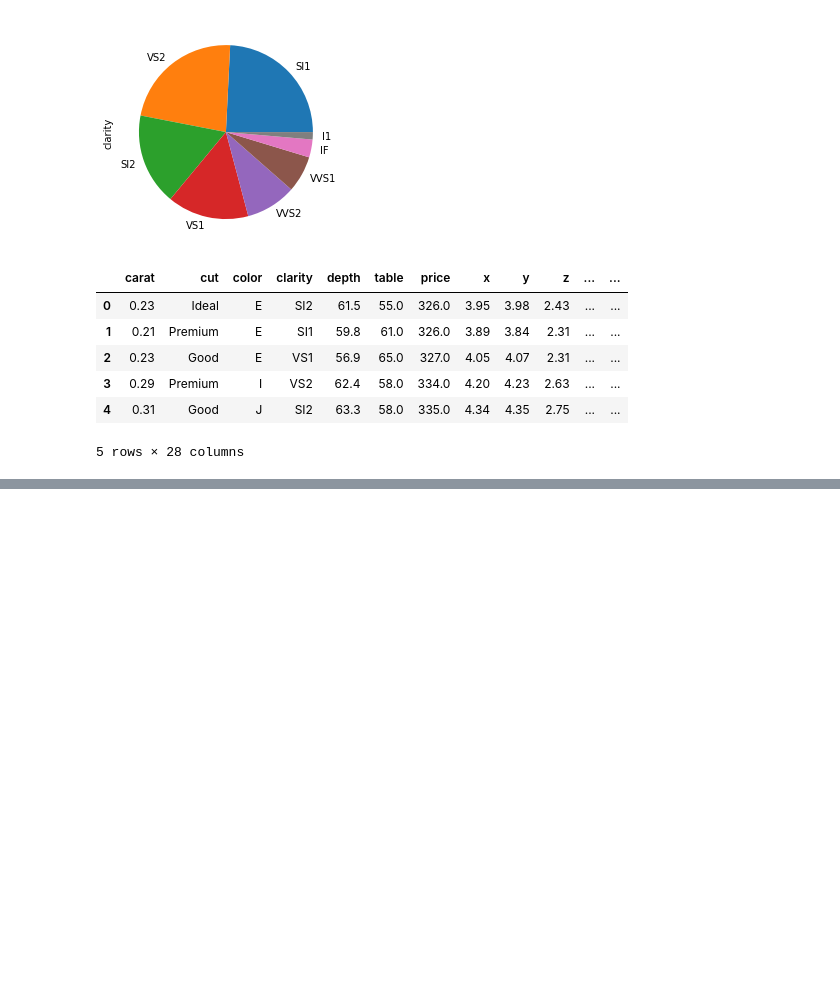
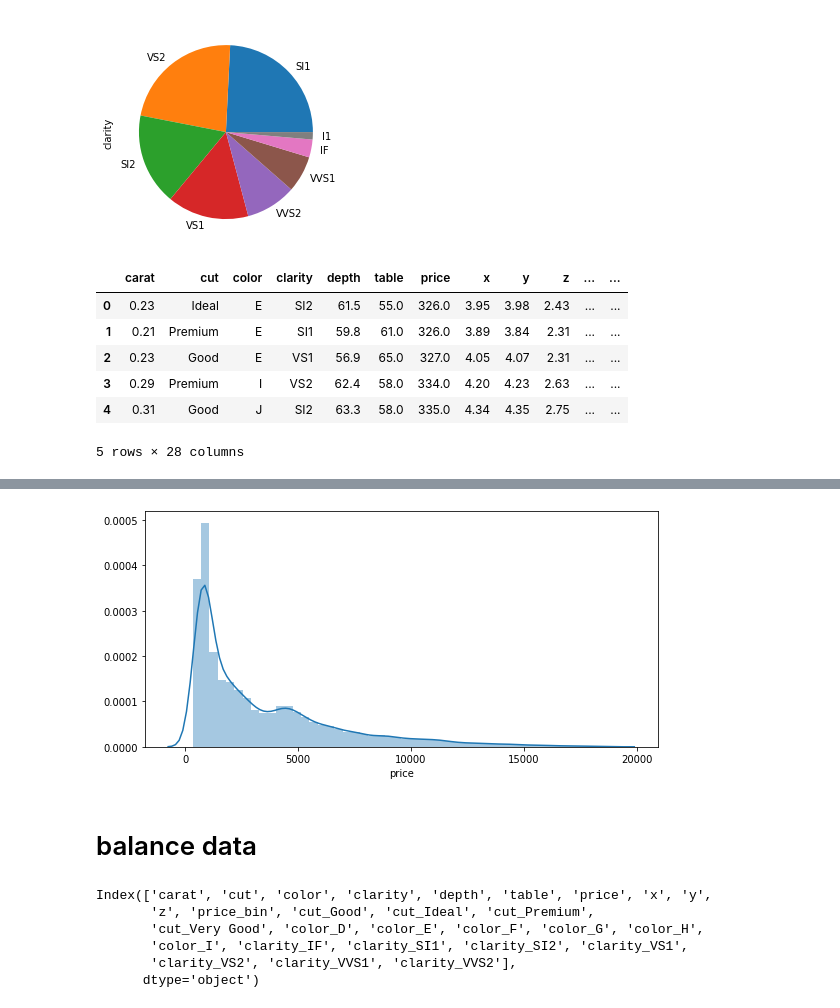
Before and after one commit to ArielJosephCohen/diamonds, a Jupyter notebook: first_model.ipynb, the cells around one changed output, grey strips where cells are left out. Cells and saved outputs as stored; diff of their text form; code cells hidden in the pictures; blank space fills up the shorter version.

```diff
--- a/first_model.ipynb
+++ b/first_model.ipynb
@@ -194,0 +242,6 @@ df.head()
+# %%
+df_zscores=(df_zscores[df_zscores<=2].dropna())
+# %%
+df_new = df_zscores.join(df.drop(['carat','depth','table','x','y','z'],axis=1))
+# %%
+df_new.reset_index(inplace=True)
@@ -194,0 +258,2 @@ df.head()
+# %%
+df_new.drop('index',axis=1,inplace=True)
@@ -194,0 +270,18 @@ df.head()
+# %%
+plt.figure(figsize=(8,4))
+sns.distplot(df_new.price)
+plt.tight_layout()
+plt.show()
+# %% [output]
+[figure, added]
+# %% [markdown]
+# balance data
+# %%
+df.columns
+# %% [output]
+Index(['carat', 'cut', 'color', 'clarity', 'depth', 'table', 'price', 'x', 'y',
+       'z', 'price_bin', 'cut_Good', 'cut_Ideal', 'cut_Premium',
+       'cut_Very Good', 'color_D', 'color_E', 'color_F', 'color_G', 'color_H',
+       'color_I', 'clarity_IF', 'clarity_SI1', 'clarity_SI2', 'clarity_VS1',
+       'clarity_VS2', 'clarity_VVS1', 'clarity_VVS2'],
+      dtype='object')
```
Also changed, not shown: parts of 16 cells of this notebook.
